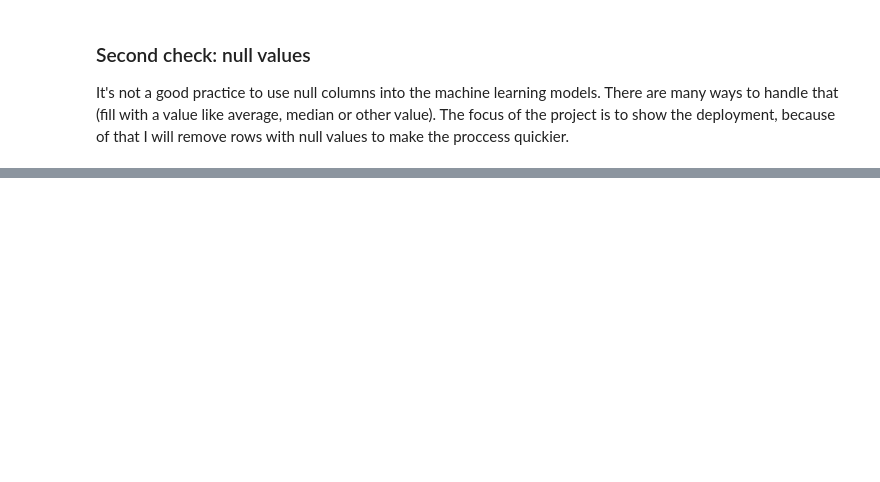
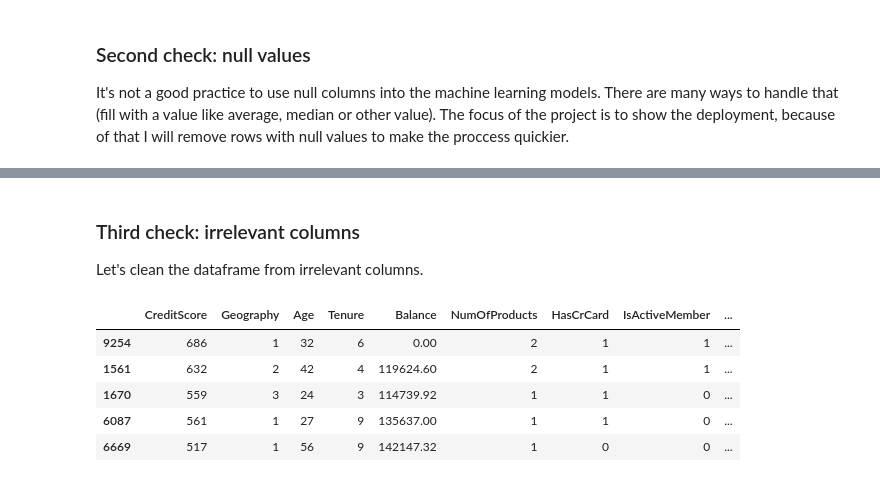
Before and after one commit to barrenha95/maturity_0_manual_deployment, a Jupyter notebook: model_training.ipynb, the cells around one changed output, grey strips where cells are left out. Drawn from its saved outputs; the diff is of its cells as text; code cells hidden in the pictures; blank space fills up the shorter version.

```diff
--- a/model_training.ipynb
+++ b/model_training.ipynb
@@ -112,3 +172,17 @@ dtype: int64
 # If we needed to drop that the command would be:
 # X_train = X_train.drop(['RowNumber'], axis = 1) # Remove a column with every row missing
 # X_train = X_train.dropna() # Remove all rows with null
+# %% [markdown]
+### Third check: irrelevant columns
+Let's clean the dataframe from irrelevant columns.
+# %%
+# Removing column
+X_train = X_train.drop(['RowNumber','CustomerId'], axis = 1)
+X_train.head(5)
+# %% [output]
+|  | CreditScore | Geography | Age | Tenure | Balance | NumOfProducts | HasCrCard | IsActiveMember | ... |
+| 9254 | 686 | 1 | 32 | 6 | 0.00 | 2 | 1 | 1 | ... |
+| 1561 | 632 | 2 | 42 | 4 | 119624.60 | 2 | 1 | 1 | ... |
+| 1670 | 559 | 3 | 24 | 3 | 114739.92 | 1 | 1 | 0 | ... |
+| 6087 | 561 | 1 | 27 | 9 | 135637.00 | 1 | 1 | 0 | ... |
+| 6669 | 517 | 1 | 56 | 9 | 142147.32 | 1 | 0 | 0 | ... |
```
Also changed, not shown: parts of 17 cells of this notebook.
